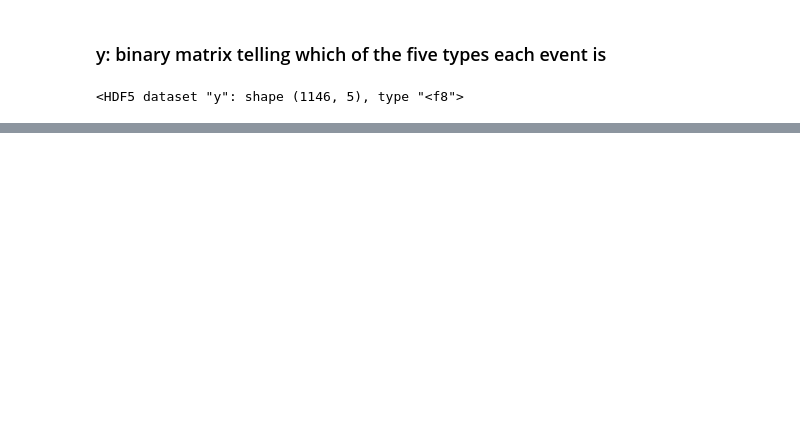
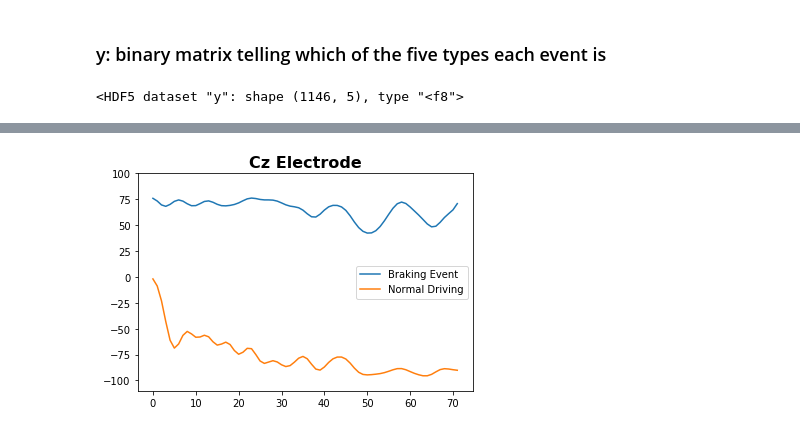
Before and after one commit to hesham-akmal/Brain-ADAS, a Jupyter notebook: EEG Work/Emergency Braking Dataset.ipynb, the cells around one changed output, grey strips where cells are left out. Saved outputs shown, nothing was run; the diff lists cells and outputs as text; code cells hidden in the pictures; blank space fills up the shorter version.

```diff
--- a/EEG Work/Emergency Braking Dataset.ipynb
+++ b/EEG Work/Emergency Braking Dataset.ipynb
@@ -221,0 +234,11 @@ df[26470:26471]
+# %%
+Cz_brake= f['cnt']['x'][28][5294:5366]
+Cz_no_brake = f['cnt']['x'][28][0:72]
+plt.title("Cz Electrode", fontsize=16, fontweight='bold')
+plt.ylim(-110, 100)
+plt.plot(Cz_brake, label="Braking Event")
+plt.plot(Cz_no_brake, label="Normal Driving")
+plt.legend()
+plt.show()
+# %% [output]
+[figure, added]
```
Also changed, not shown: parts of 13 cells of this notebook.
